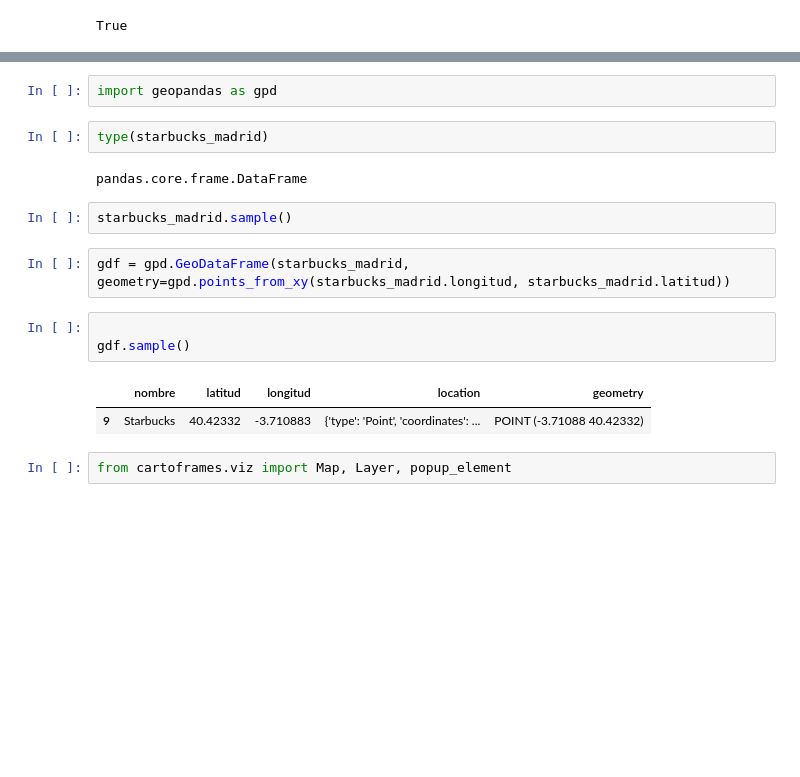
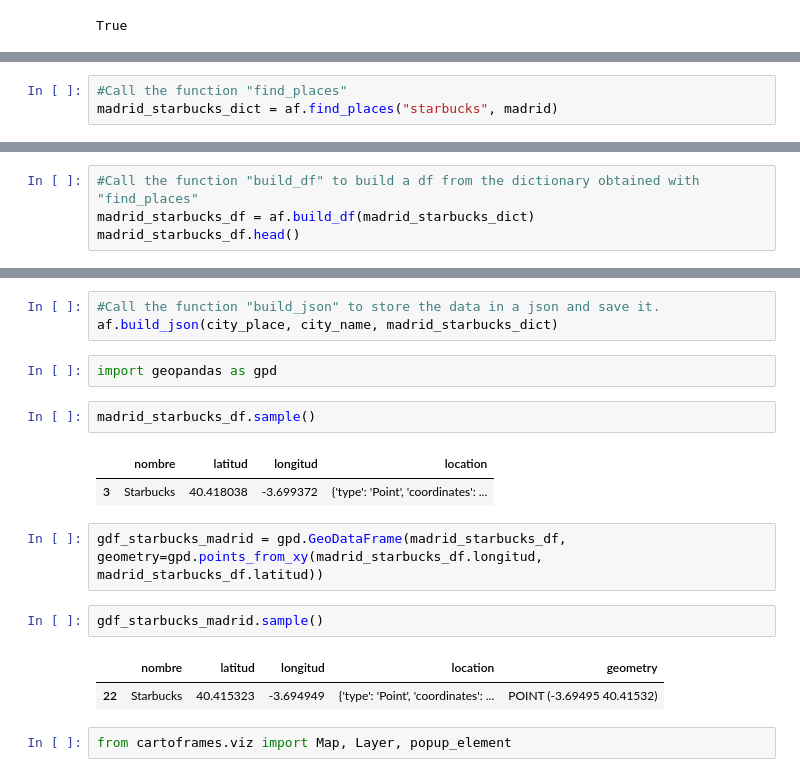
Before and after one commit to AnaWalsh/Office_locator, a Jupyter notebook: GEO.ipynb, the cells around one changed output, grey strips where cells are left out. Saved outputs shown, nothing was run; the diff lists cells and outputs as text; blank space fills up the shorter version.

```diff
--- a/GEO.ipynb
+++ b/GEO.ipynb
@@ -195,0 +48,3 @@ _io.TextIOWrapper
+# %%
+#Call the function "find_places"
+madrid_starbucks_dict = af.find_places("starbucks", madrid)
@@ -195,0 +53,4 @@ _io.TextIOWrapper
+# %%
+#Call the function "build_df" to build a df from the dictionary obtained with "find_places"
+madrid_starbucks_df = af.build_df(madrid_starbucks_dict)
+madrid_starbucks_df.head()
@@ -196,19 +64,20 @@ _io.TextIOWrapper
+# %%
+#Call the function "build_json" to store the data in a json and save it.
+af.build_json(city_place, city_name, madrid_starbucks_dict)
 # %%
 import geopandas as gpd
-# %%
-type(starbucks_madrid)
-# %% [output]
-pandas.core.frame.DataFrame
 # %%
-starbucks_madrid.sample()
+madrid_starbucks_df.sample()
+# %% [output]
+|  | nombre | latitud | longitud | location |
+| 3 | Starbucks | 40.418038 | -3.699372 | {'type': 'Point', 'coordinates': ... |
 # %%
-gdf = gpd.GeoDataFrame(starbucks_madrid, geometry=gpd.points_from_xy(starbucks_madrid.longitud, starbucks_madrid.latitud))
+gdf_starbucks_madrid = gpd.GeoDataFrame(madrid_starbucks_df, geometry=gpd.points_from_xy(madrid_starbucks_df.longitud, madrid_starbucks_df.latitud))
-# %%
-
-gdf.sample()
-# %% [output]
-|  | nombre | latitud | longitud | location | geometry |
-| 9 | Starbucks | 40.42332 | -3.710883 | {'type': 'Point', 'coordinates': ... | POINT (-3.71088 40.42332) |
+# %%
+gdf_starbucks_madrid.sample()
+# %% [output]
+|  | nombre | latitud | longitud | location | geometry |
+| 22 | Starbucks | 40.415323 | -3.694949 | {'type': 'Point', 'coordinates': ... | POINT (-3.69495 40.41532) |
 # %%
 from cartoframes.viz import Map, Layer, popup_element
 # %%
```
Also changed, not shown: parts of 63 cells of this notebook, 7 other files.
